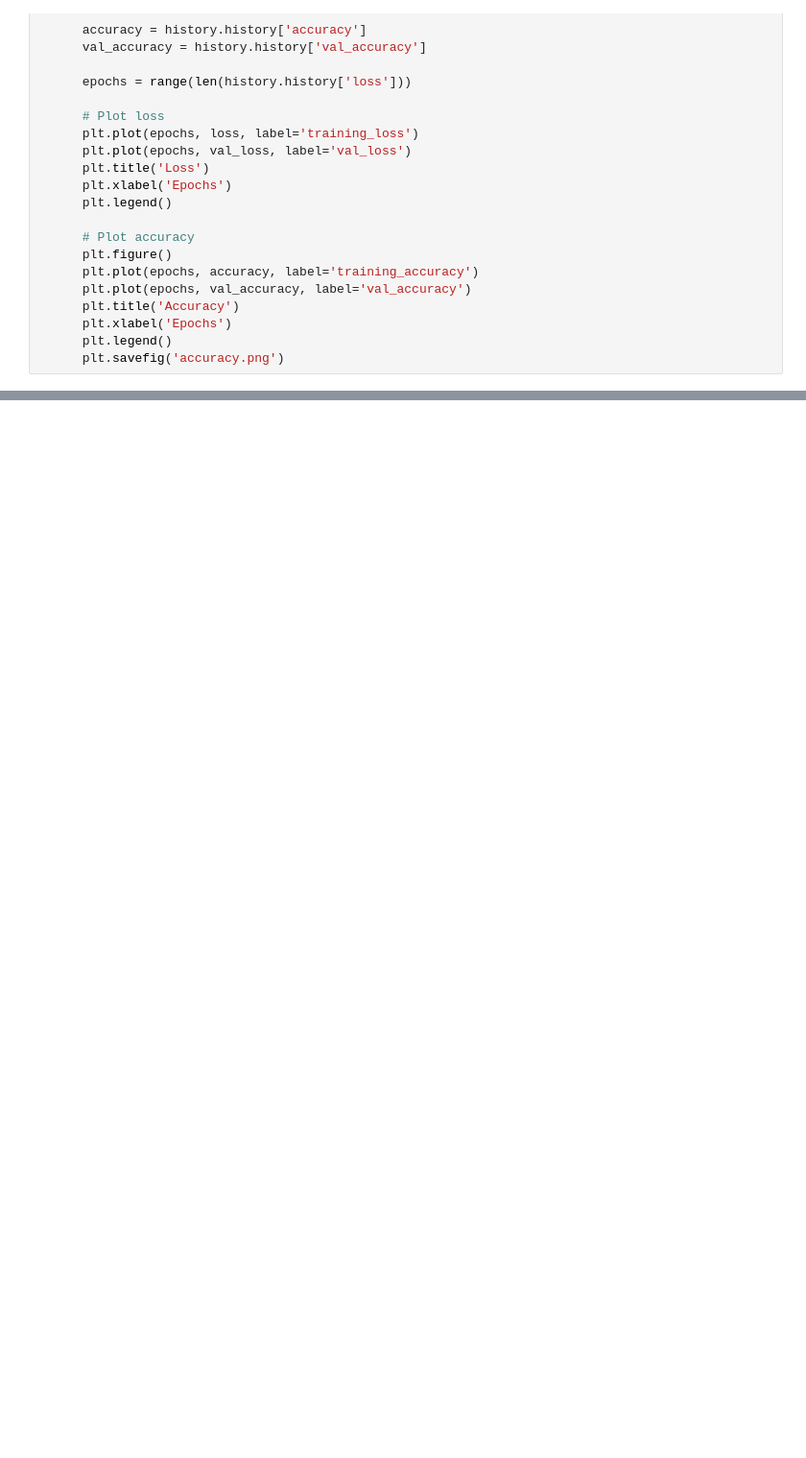
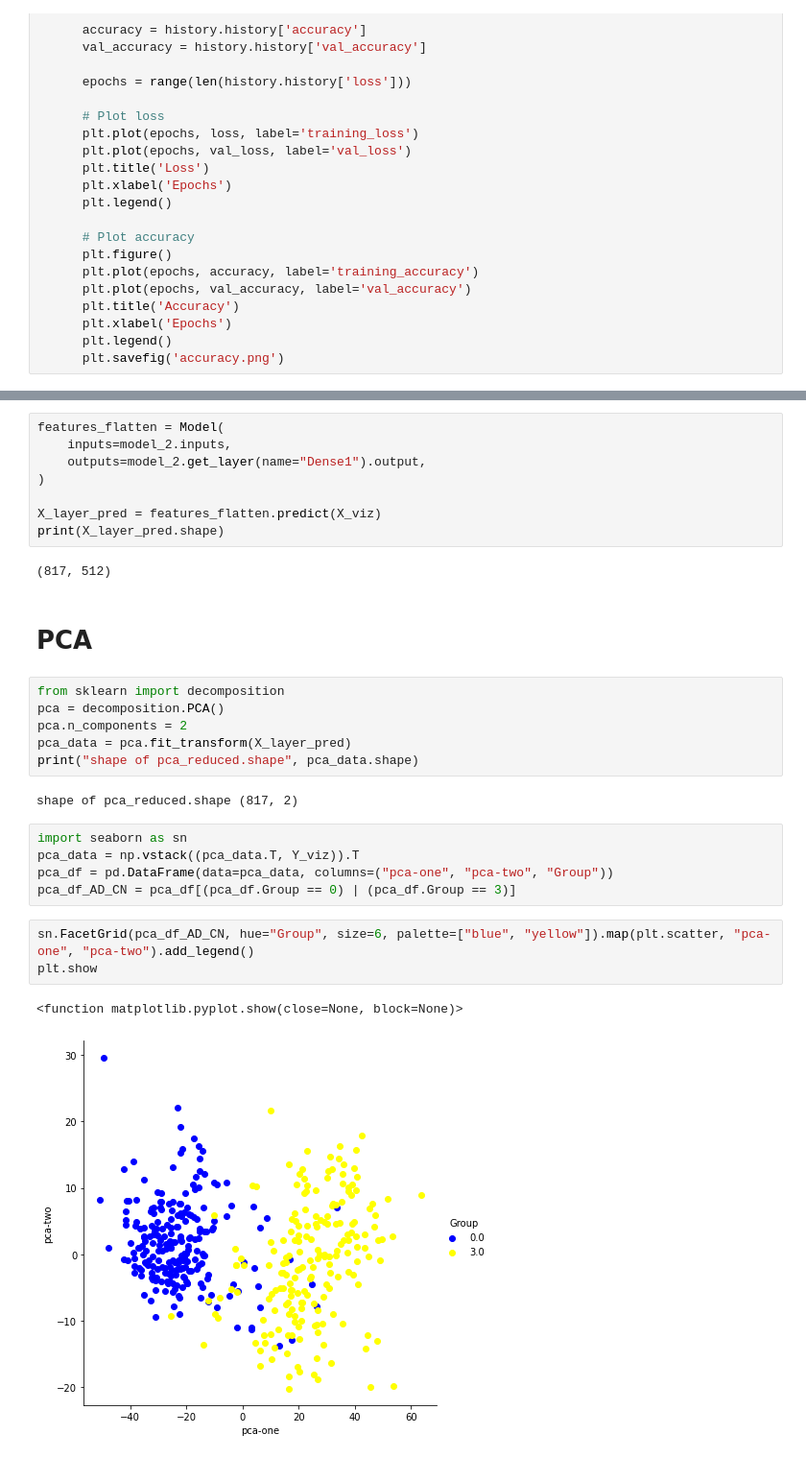
Before and after one commit to hamzaben99/AlzheimerDetection, a Jupyter notebook: AD_with_CNNs_in_2D_Ɛ_projections.ipynb, the cells around one changed output, grey strips where cells are left out. Shown at 96% size. Saved outputs shown, nothing was run; the diff lists cells and outputs as text; blank space fills up the shorter version.

```diff
--- a/AD_with_CNNs_in_2D_Ɛ_projections.ipynb
+++ b/AD_with_CNNs_in_2D_Ɛ_projections.ipynb
@@ -463,0 +509,31 @@ sns.heatmap(cm, annot=True)
+# %%
+features_flatten = Model(
+    inputs=model_2.inputs,
+    outputs=model_2.get_layer(name="Dense1").output,
+)
+
+X_layer_pred = features_flatten.predict(X_viz)
+print(X_layer_pred.shape)
+# %% [output]
+(817, 512)
+# %% [markdown]
+# PCA
+# %%
+from sklearn import decomposition
+pca = decomposition.PCA()
+pca.n_components = 2
+pca_data = pca.fit_transform(X_layer_pred)
+print("shape of pca_reduced.shape", pca_data.shape)
+# %% [output]
+shape of pca_reduced.shape (817, 2)
+# %%
+import seaborn as sn
+pca_data = np.vstack((pca_data.T, Y_viz)).T
+pca_df = pd.DataFrame(data=pca_data, columns=("pca-one", "pca-two", "Group"))
+pca_df_AD_CN = pca_df[(pca_df.Group == 0) | (pca_df.Group == 3)]
+# %%
+sn.FacetGrid(pca_df_AD_CN, hue="Group", size=6, palette=["blue", "yellow"]).map(plt.scatter, "pca-one", "pca-two").add_legend()
+plt.show
+# %% [output]
+<function matplotlib.pyplot.show(close=None, block=None)>
+[figure, added]
```
Also changed, not shown: parts of 19 cells of this notebook.
